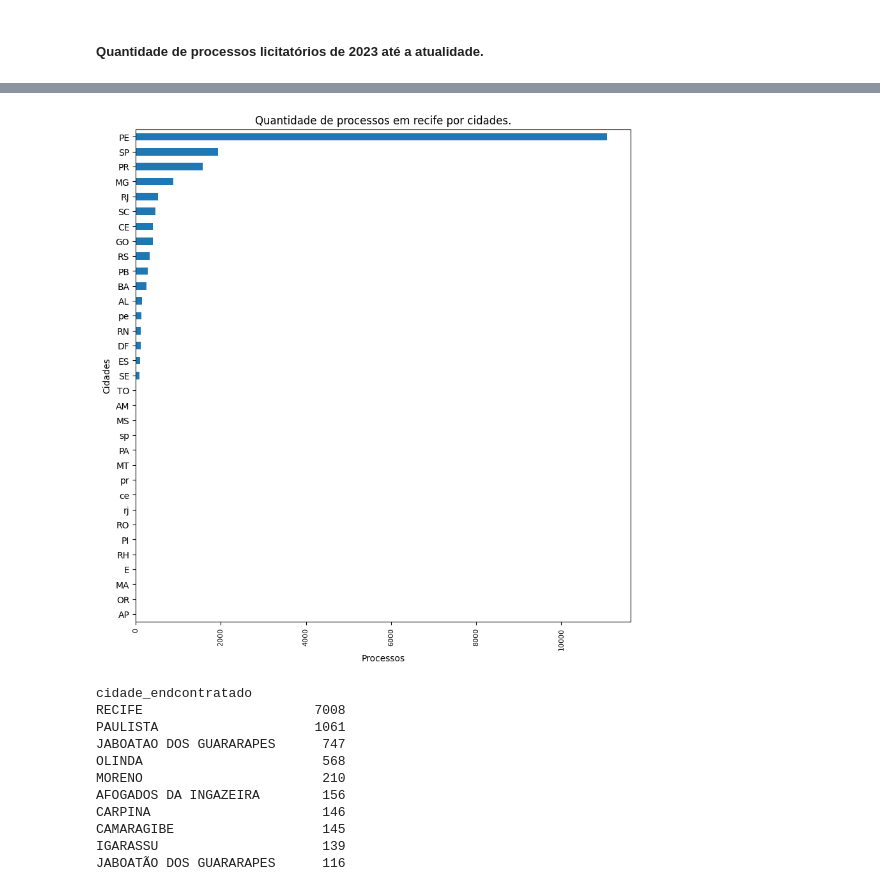
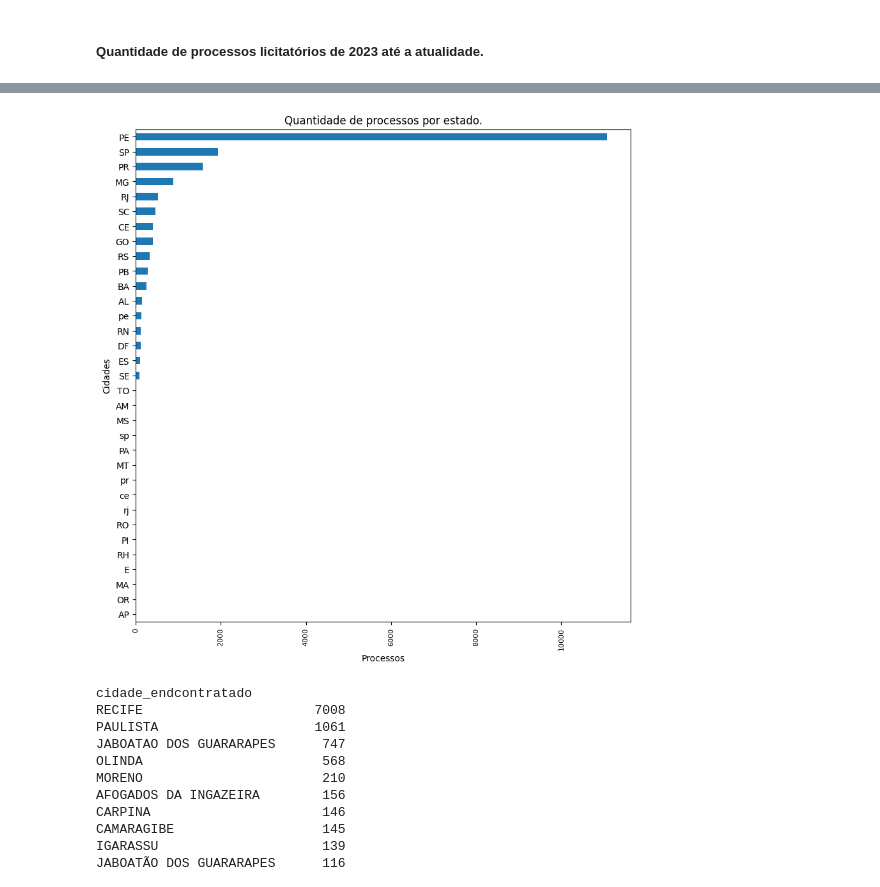
Before and after one commit to dayviddouglas/ciencia_de_dados_licitacoes_prefeitura_do_recife, a Jupyter notebook: Licitações.ipynb, the cells around one changed output, grey strips where cells are left out. Cells and saved outputs as stored; diff of their text form; code cells hidden in the pictures.

```diff
--- a/Licitações.ipynb
+++ b/Licitações.ipynb
@@ -371,14 +371,14 @@ AP        1
 Name: count, dtype: int64
 # %%
 qtd_process_por_uf.plot(kind='barh', figsize=(10, 10))
-plt.title('Quantidade de processos em recife por cidades.')
+plt.title('Quantidade de processos por estado.')
 plt.xlabel('Processos')
 plt.ylabel('Cidades')
 plt.gca().invert_yaxis()
 plt.xticks(rotation=90, fontsize=8)
 plt.show()
 # %% [output]
-[figure, old version]
+[figure, new version]
 # %%
 process_pe=base[base["uf_endcontratado"]== "PE"]
 process_pe["cidade_endcontratado"].value_counts()
```
Also changed, not shown: parts of 28 cells of this notebook.
